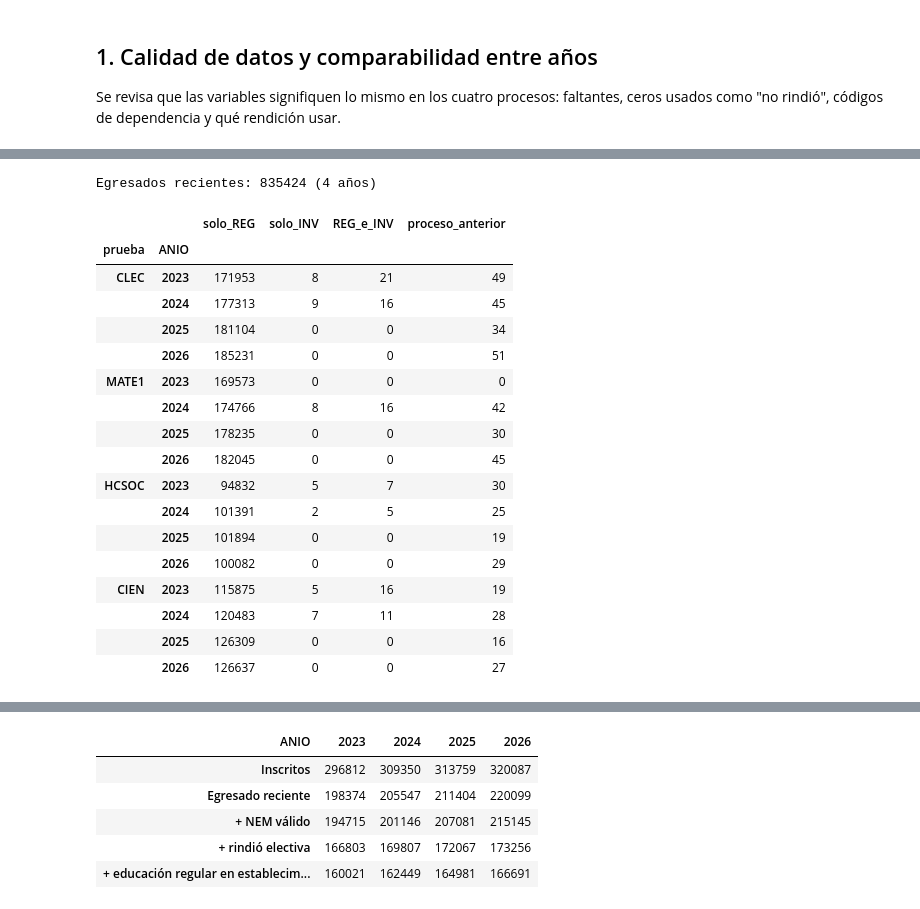
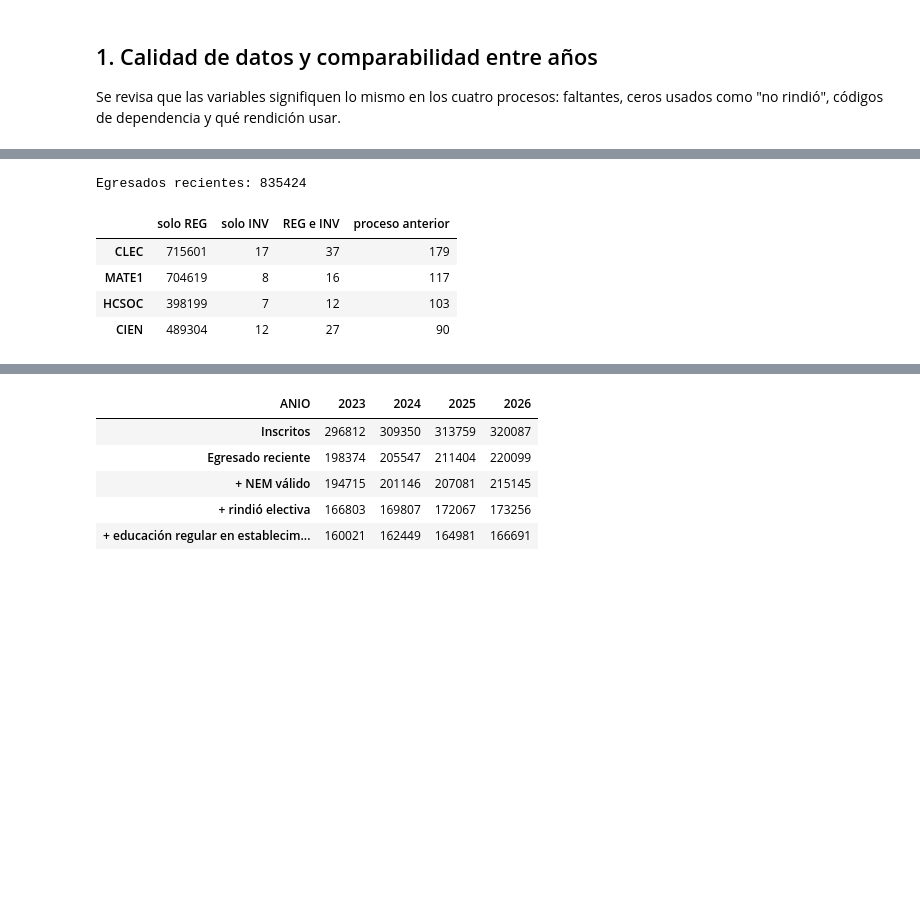
Before and after one commit to msegoviag2007/imt2200, a Jupyter notebook: notebooks/02_eda.ipynb, the cells around one changed output, grey strips where cells are left out. Cells and saved outputs as stored; diff of their text form; code cells hidden in the pictures; blank space fills up the shorter version.

```diff
--- a/notebooks/02_eda.ipynb
+++ b/notebooks/02_eda.ipynb
@@ -78,41 +76,27 @@ display(pd.crosstab(dependencia, panel['ANIO']))
 # %%
-# 1.c ¿Cuál es la "primera rendición"? Entre egresados recientes (egresaron el
-# año anterior al proceso), cuántos rindieron cada prueba solo en diciembre
-# (REG), solo en junio (INV), en ambas o en el proceso anterior.
+# 1.b ¿Cuál es la "primera rendición"? Egresados recientes (4 años juntos)
+# que rindieron cada prueba solo en diciembre (REG), solo en junio (INV), en
+# ambas o en el proceso anterior.
 recientes = panel[panel['ANYO_DE_EGRESO'] == panel['ANIO'] - 1]
-partes = []
+rendicion = {}
 for prueba in ['CLEC', 'MATE1', 'HCSOC', 'CIEN']:
     reg = recientes[f'{prueba}_REG_ACTUAL'] > 0
     inv = recientes[f'{prueba}_INV_ACTUAL'] > 0
     anterior = ((recientes[f'{prueba}_REG_ANTERIOR'] > 0)
                 | (recientes[f'{prueba}_INV_ANTERIOR'] > 0))
-    conteo = pd.DataFrame({'prueba': prueba, 'ANIO': recientes['ANIO'],
-                           'solo_REG': reg & ~inv, 'solo_INV': inv & ~reg,
-                           'REG_e_INV': reg & inv,
-                           'proceso_anterior': anterior})
-    partes.append(conteo.groupby(['prueba', 'ANIO']).sum())
-print(f'Egresados recientes: {len(recientes)} (4 años)')
-display(pd.concat(partes))
+    rendicion[prueba] = {'solo REG': (reg & ~inv).sum(),
+                         'solo INV': (inv & ~reg).sum(),
+                         'REG e INV': (reg & inv).sum(),
+                         'proceso anterior': anterior.sum()}
+print(f'Egresados recientes: {len(recientes)}')
+display(pd.DataFrame(rendicion).T)
 # %% [output]
-Egresados recientes: 835424 (4 años)
+Egresados recientes: 835424
-|  |  | solo_REG | solo_INV | REG_e_INV | proceso_anterior |
-| prueba | ANIO |  |  |  |  |
-| CLEC | 2023 | 171953 | 8 | 21 | 49 |
-|  | 2024 | 177313 | 9 | 16 | 45 |
-|  | 2025 | 181104 | 0 | 0 | 34 |
-|  | 2026 | 185231 | 0 | 0 | 51 |
-| MATE1 | 2023 | 169573 | 0 | 0 | 0 |
-|  | 2024 | 174766 | 8 | 16 | 42 |
-|  | 2025 | 178235 | 0 | 0 | 30 |
-|  | 2026 | 182045 | 0 | 0 | 45 |
-| HCSOC | 2023 | 94832 | 5 | 7 | 30 |
-|  | 2024 | 101391 | 2 | 5 | 25 |
-|  | 2025 | 101894 | 0 | 0 | 19 |
-|  | 2026 | 100082 | 0 | 0 | 29 |
-| CIEN | 2023 | 115875 | 5 | 16 | 19 |
-|  | 2024 | 120483 | 7 | 11 | 28 |
-|  | 2025 | 126309 | 0 | 0 | 16 |
-|  | 2026 | 126637 | 0 | 0 | 27 |
+|  | solo REG | solo INV | REG e INV | proceso anterior |
+| CLEC | 715601 | 17 | 37 | 179 |
+| MATE1 | 704619 | 8 | 16 | 117 |
+| HCSOC | 398199 | 7 | 12 | 103 |
+| CIEN | 489304 | 12 | 27 | 90 |
 # %% [markdown]
 ## 2. Muestra analítica y definición de la brecha
 
```
Also changed, not shown: parts of 32 cells of this notebook, 11 other files.
